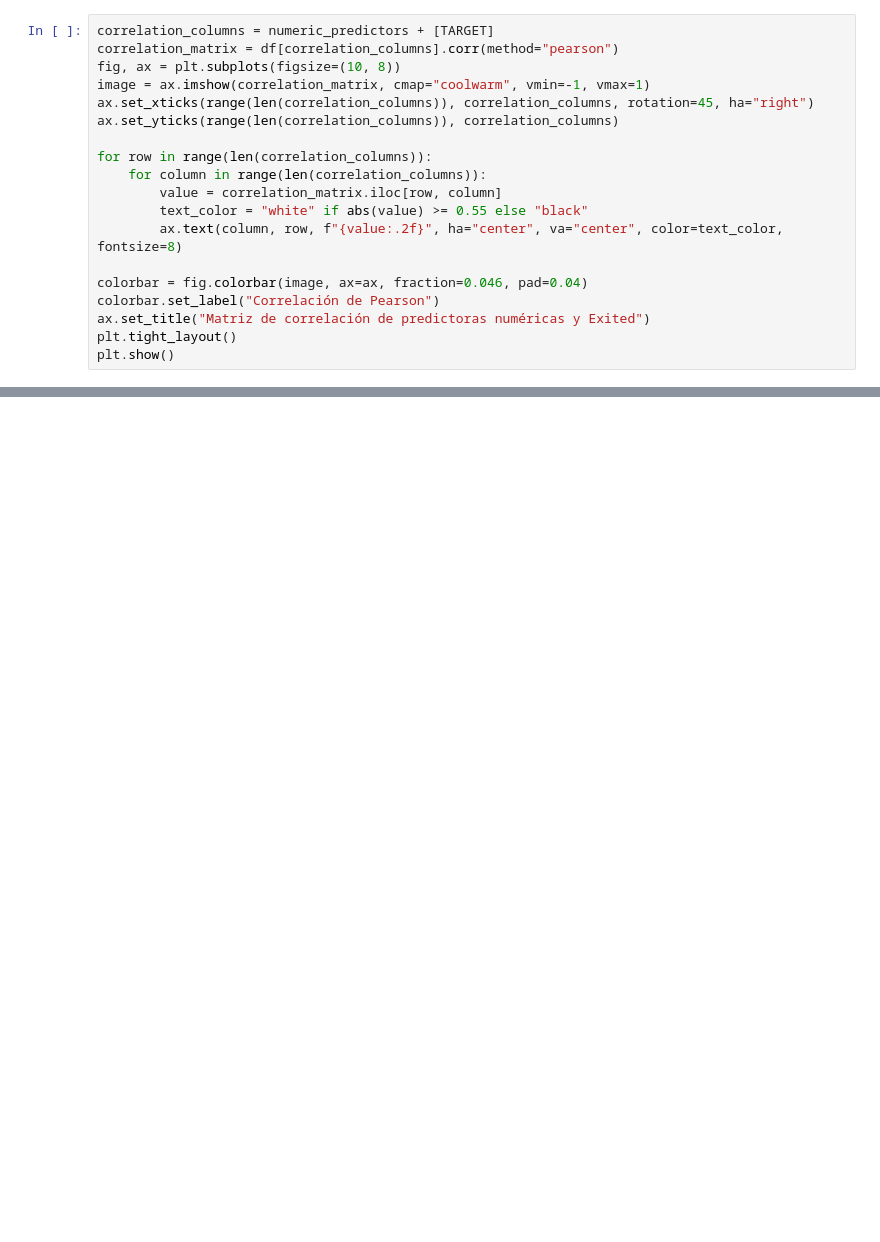
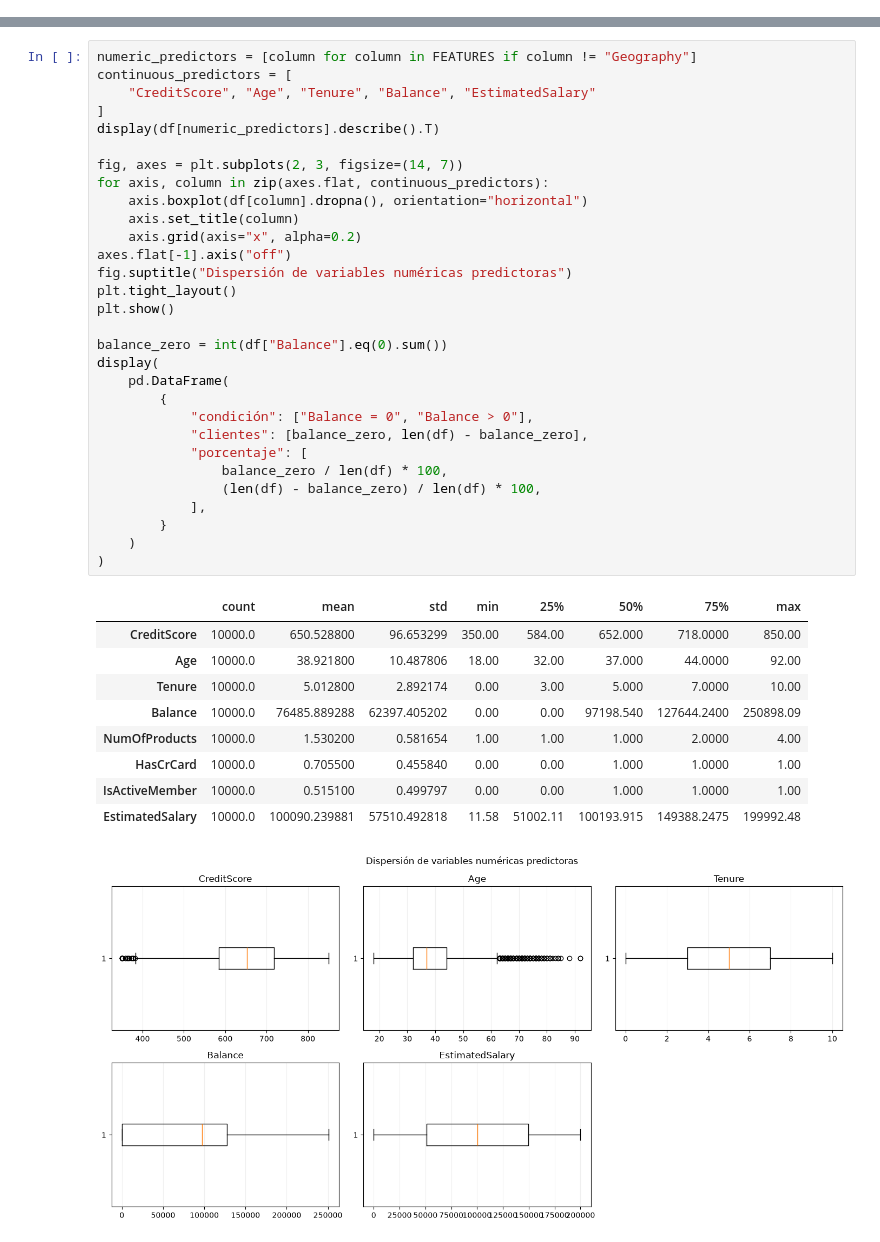
Before and after one commit to An2k24Dm/project-AI, a Jupyter notebook: notebooks/01_eda.ipynb, the cells around one changed output, grey strips where cells are left out. Drawn from its saved outputs; the diff is of its cells as text; blank space fills up the shorter version.

```diff
--- a/notebooks/01_eda.ipynb
+++ b/notebooks/01_eda.ipynb
@@ -273,19 +0,0 @@ Se calcula la correlación de Pearson entre las ocho predictoras numéricas y `E
-# %%
-correlation_columns = numeric_predictors + [TARGET]
-correlation_matrix = df[correlation_columns].corr(method="pearson")
-fig, ax = plt.subplots(figsize=(10, 8))
-image = ax.imshow(correlation_matrix, cmap="coolwarm", vmin=-1, vmax=1)
-ax.set_xticks(range(len(correlation_columns)), correlation_columns, rotation=45, ha="right")
-ax.set_yticks(range(len(correlation_columns)), correlation_columns)
-
-for row in range(len(correlation_columns)):
-    for column in range(len(correlation_columns)):
-        value = correlation_matrix.iloc[row, column]
-        text_color = "white" if abs(value) >= 0.55 else "black"
-        ax.text(column, row, f"{value:.2f}", ha="center", va="center", color=text_color, fontsize=8)
-
-colorbar = fig.colorbar(image, ax=ax, fraction=0.046, pad=0.04)
-colorbar.set_label("Correlación de Pearson")
-ax.set_title("Matriz de correlación de predictoras numéricas y Exited")
-plt.tight_layout()
-plt.show()
@@ -318,0 +195,41 @@ Este notebook finaliza en el diagnóstico exploratorio. No crea un DataFrame dep
+# %%
+numeric_predictors = [column for column in FEATURES if column != "Geography"]
+continuous_predictors = [
+    "CreditScore", "Age", "Tenure", "Balance", "EstimatedSalary"
+]
+display(df[numeric_predictors].describe().T)
+
+fig, axes = plt.subplots(2, 3, figsize=(14, 7))
+for axis, column in zip(axes.flat, continuous_predictors):
+    axis.boxplot(df[column].dropna(), orientation="horizontal")
+    axis.set_title(column)
+    axis.grid(axis="x", alpha=0.2)
+axes.flat[-1].axis("off")
+fig.suptitle("Dispersión de variables numéricas predictoras")
+plt.tight_layout()
+plt.show()
+
+balance_zero = int(df["Balance"].eq(0).sum())
+display(
+    pd.DataFrame(
+        {
+            "condición": ["Balance = 0", "Balance > 0"],
+            "clientes": [balance_zero, len(df) - balance_zero],
+            "porcentaje": [
+                balance_zero / len(df) * 100,
+                (len(df) - balance_zero) / len(df) * 100,
+            ],
+        }
+    )
+)
+# %% [output]
+|  | count | mean | std | min | 25% | 50% | 75% | max |
+| CreditScore | 10000.0 | 650.528800 | 96.653299 | 350.00 | 584.00 | 652.000 | 718.0000 | 850.00 |
+| Age | 10000.0 | 38.921800 | 10.487806 | 18.00 | 32.00 | 37.000 | 44.0000 | 92.00 |
+| Tenure | 10000.0 | 5.012800 | 2.892174 | 0.00 | 3.00 | 5.000 | 7.0000 | 10.00 |
+| Balance | 10000.0 | 76485.889288 | 62397.405202 | 0.00 | 0.00 | 97198.540 | 127644.2400 | 250898.09 |
+| NumOfProducts | 10000.0 | 1.530200 | 0.581654 | 1.00 | 1.00 | 1.000 | 2.0000 | 4.00 |
+| HasCrCard | 10000.0 | 0.705500 | 0.455840 | 0.00 | 0.00 | 1.000 | 1.0000 | 1.00 |
+| IsActiveMember | 10000.0 | 0.515100 | 0.499797 | 0.00 | 0.00 | 1.000 | 1.0000 | 1.00 |
+| EstimatedSalary | 10000.0 | 100090.239881 | 57510.492818 | 11.58 | 51002.11 | 100193.915 | 149388.2475 | 199992.48 |
+[figure, added]
```
Also changed, not shown: parts of 43 cells of this notebook, 12 other files.
